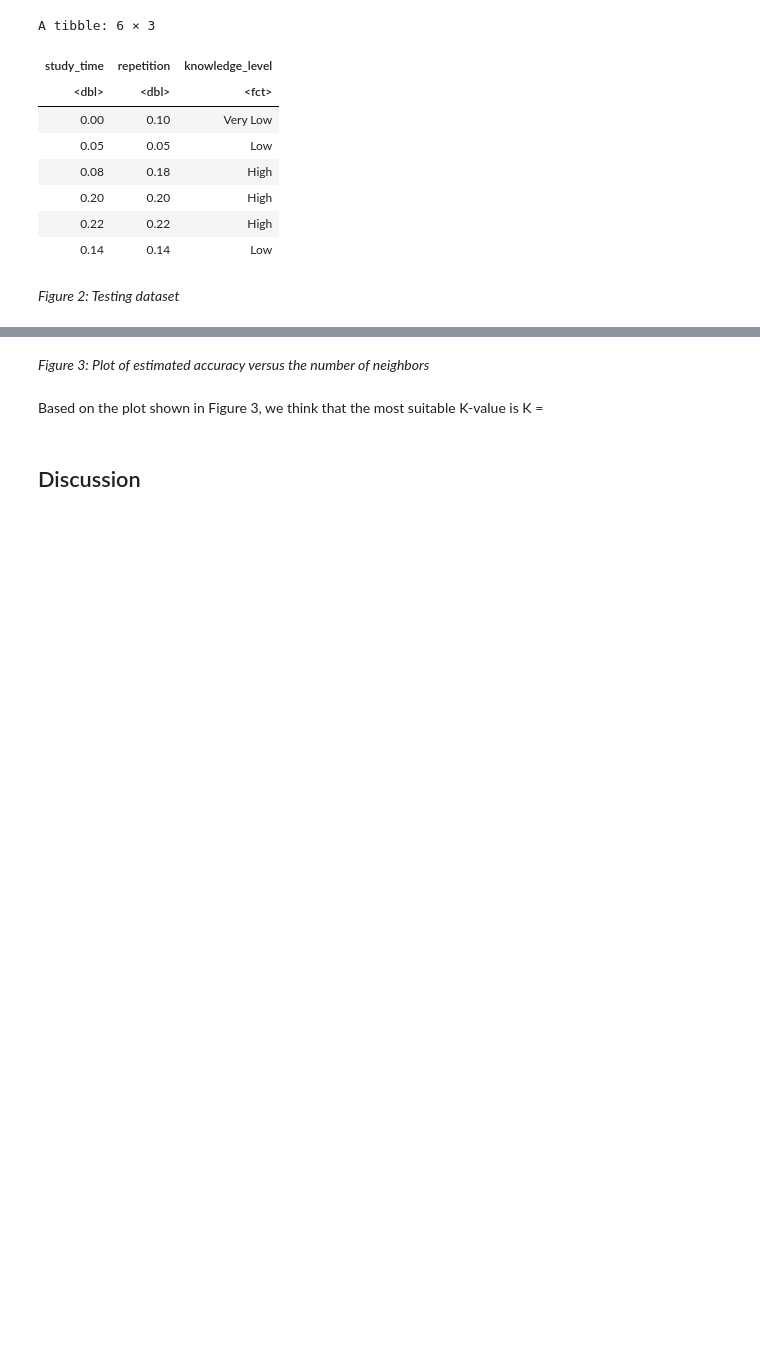
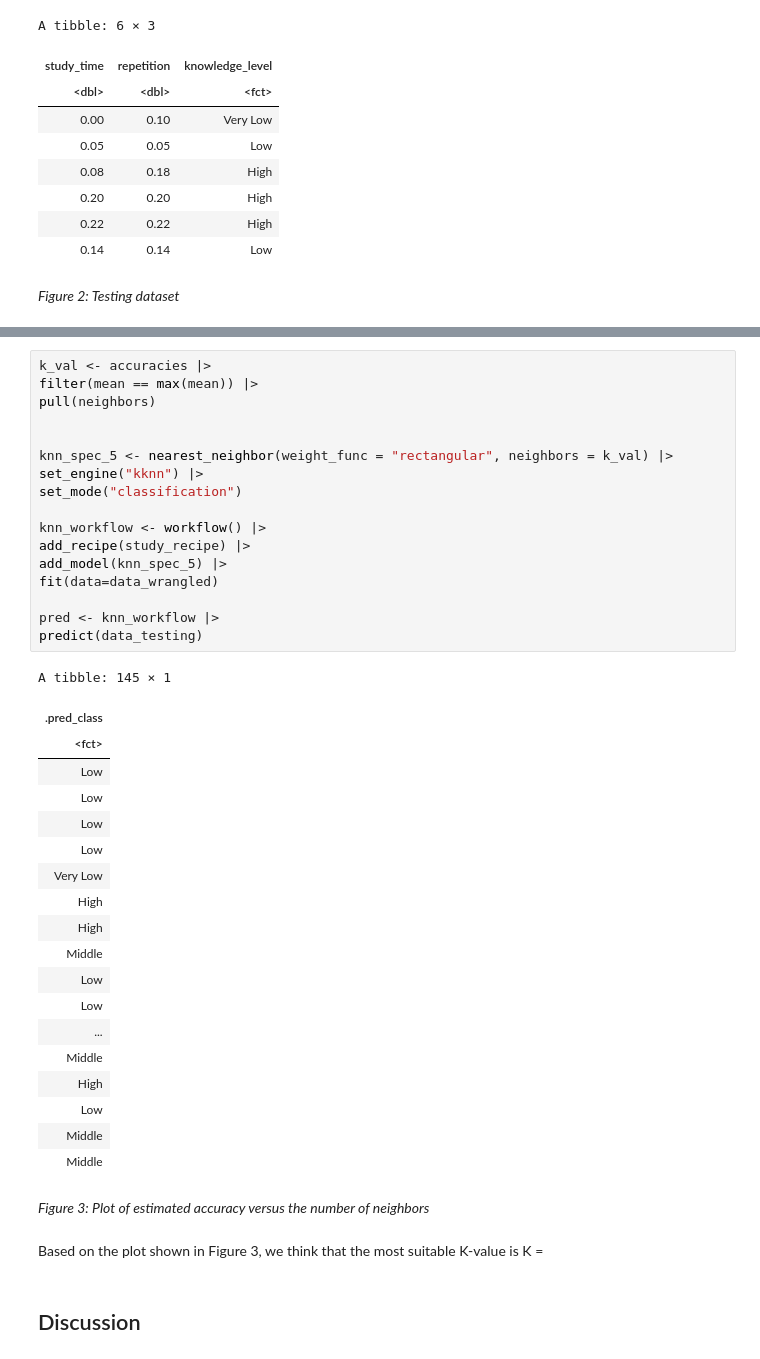
Before and after one commit to lojnys/dsci100_group_18, a Jupyter notebook: group_proposal.ipynb, the cells around one changed output, grey strips where cells are left out. Drawn from its saved outputs; the diff is of its cells as text; blank space fills up the shorter version.

Commit message:
added knn model with 5 neighbours

```diff
--- a/group_proposal.ipynb
+++ b/group_proposal.ipynb
@@ -205,3 +215,40 @@ There were issues with some computations   A: x2
+# %%
+k_val <- accuracies |>
+filter(mean == max(mean)) |>
+pull(neighbors)
+
+
+knn_spec_5 <- nearest_neighbor(weight_func = "rectangular", neighbors = k_val) |>
+set_engine("kknn") |>
+set_mode("classification")
+
+knn_workflow <- workflow() |>
+add_recipe(study_recipe) |>
+add_model(knn_spec_5) |>
+fit(data=data_wrangled)
+
+pred <- knn_workflow |>
+predict(data_testing)
+# %% [output]
+A tibble: 145 × 1
+| .pred_class |
+| <fct> |
+| Low |
+| Low |
+| Low |
+| Low |
+| Very Low |
+| High |
+| High |
+| Middle |
+| Low |
+| Low |
+| ... |
+| Middle |
+| High |
+| Low |
+| Middle |
+| Middle |
 # %% [markdown]
 *Figure 3: Plot of estimated accuracy versus the number of neighbors*
 # %% [markdown]
```
Also changed, not shown: parts of 2 cells of this notebook, 1 other file.
